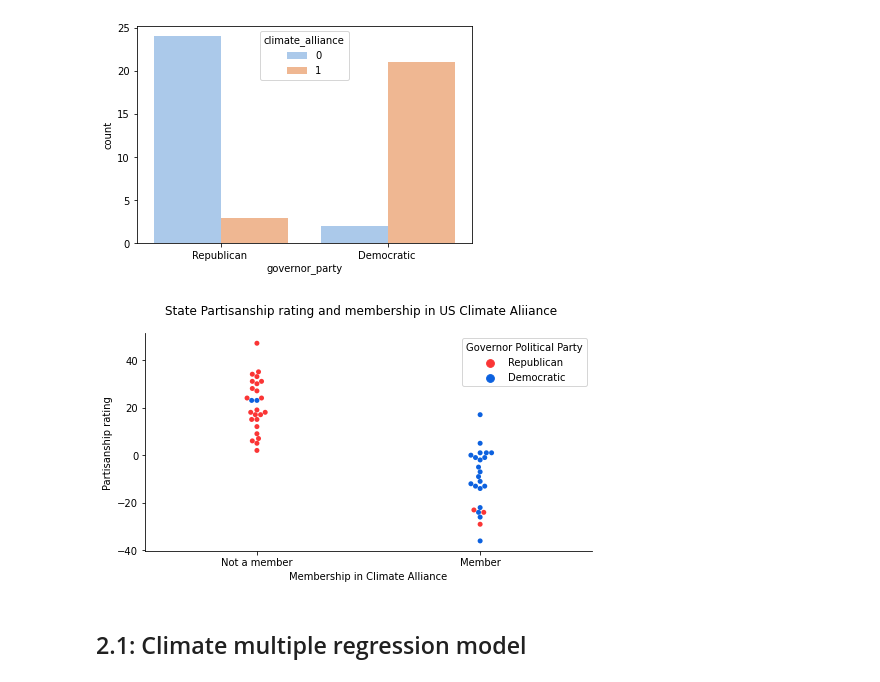
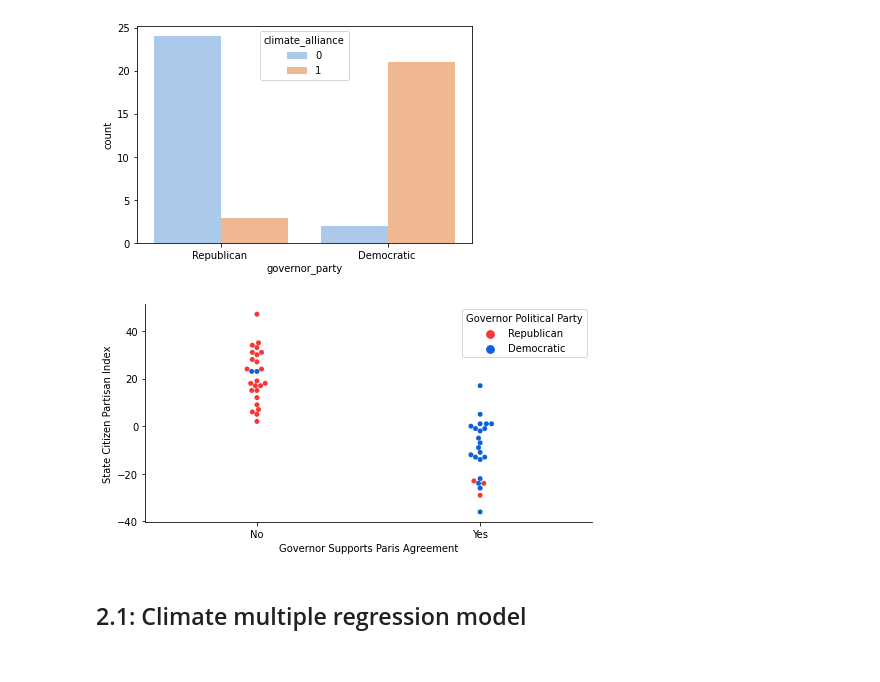
Before and after one commit to skvarnaj/Masters-Thesis, a Jupyter notebook: state_model_viz.ipynb, the cells around one changed output. Cells and saved outputs as stored; diff of their text form; code cells hidden in the pictures.

```diff
--- a/state_model_viz.ipynb
+++ b/state_model_viz.ipynb
@@ -274,17 +298,16 @@ sns.countplot(hue = 'climate_alliance', x = 'governor_party', palette ='pastel',
 # %%
 plt.figure(figsize = (8,4))
 colors = ["#FA3535", "#0C61DF"]
 sns.set_palette(sns.color_palette(colors))
 sns.swarmplot(data = state_dataset, y = 'partisanship', x = 'climate_alliance', hue = 'governor_party')
-plt.suptitle('State Partisanship rating and membership in US Climate Aliiance')
-plt.xticks([0, 1], ['Not a member', 'Member'])
-plt.xlabel('Membership in Climate Alliance')
-plt.ylabel('Partisanship rating')
+plt.xticks([0, 1], ['No', 'Yes'])
+plt.xlabel('Governor Supports Paris Agreement')
+plt.ylabel('State Citizen Partisan Index')
 plt.legend(title = 'Governor Political Party', loc = 'best')
 sns.despine()
-plt.savefig(FIG_DIR + 'swarmplot.png')
+plt.savefig(FIG_DIR + 'figure41.png')
 # %% [output]
-[figure, old version]
+[figure, new version]
 # %% [markdown]
 ## 2.1: Climate multiple regression model
 # %% [markdown]
```
Also changed, not shown: parts of 9 cells of this notebook, 14 other files.
